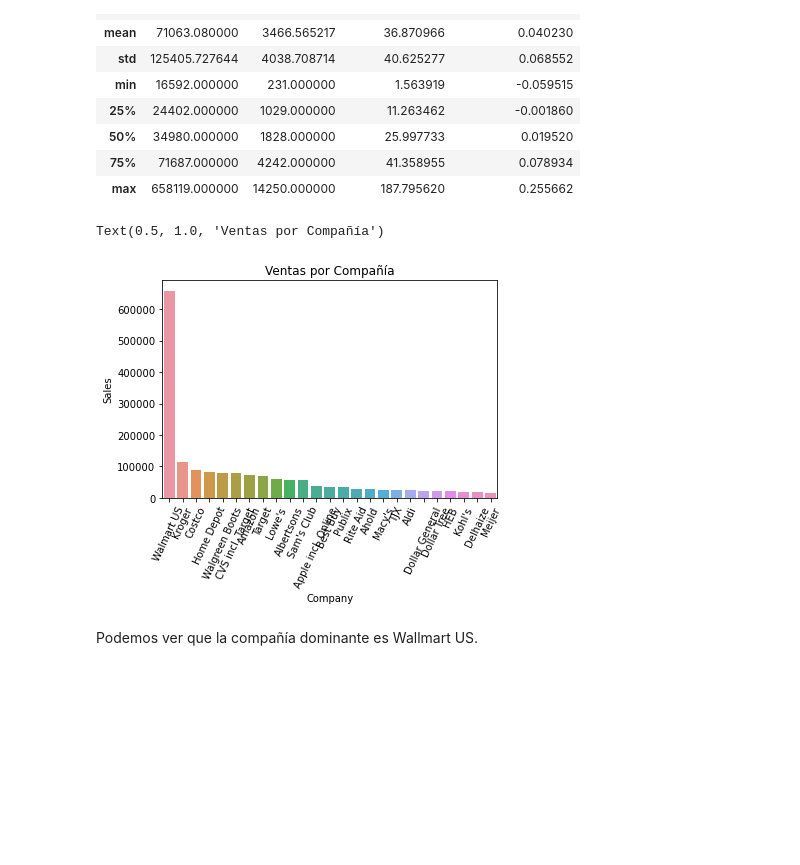
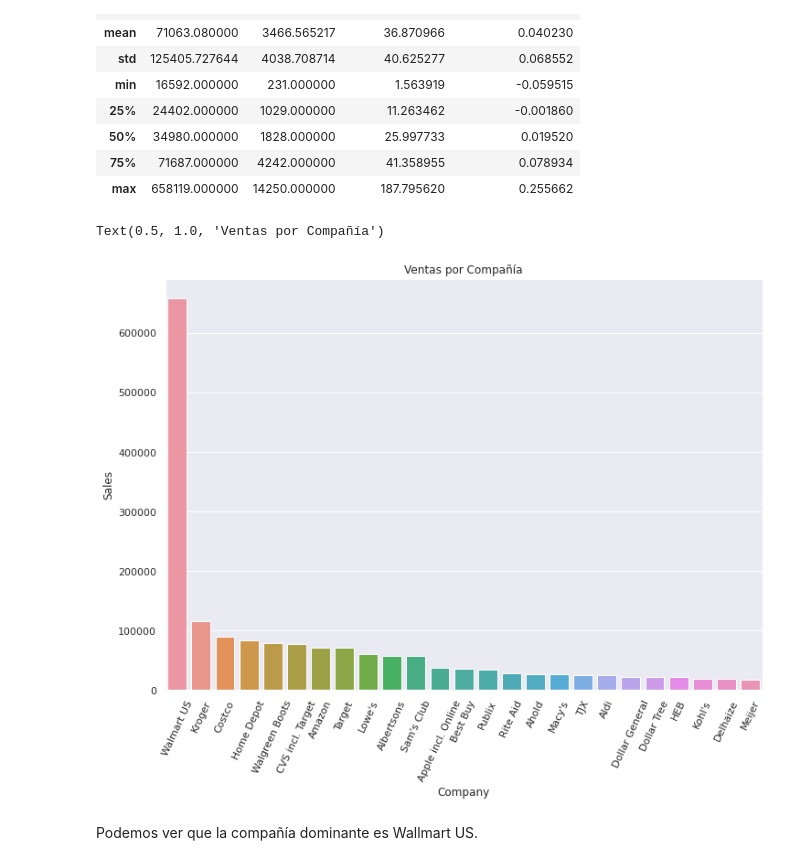
Before and after one commit to LuisReyes98/platzi-datacademy-proyecto, a Jupyter notebook: proyecto_datacademy.ipynb, the cells around one changed output. Saved outputs shown, nothing was run; the diff lists cells and outputs as text; code cells hidden in the pictures; blank space fills up the shorter version.

```diff
--- a/proyecto_datacademy.ipynb
+++ b/proyecto_datacademy.ipynb
@@ -45,6 +45,7 @@ df_sorted
 b) Comparte insights con visualizaciones
 Con ayuda de Matplotlib o Seaborn crea las gráficas que necesites para dar a conocer tu resultado e incluso enriquecerlo.
 # %%
+sns.set(rc={'figure.figsize': (11.7, 8.27)})
 x = df_sorted['Company'][0:5]  # Aplicamos slicing como en una lista de Python.
 y = df_sorted['Sales'][0:5]
 
@@ -92,6 +93,7 @@ Data columns (total 6 columns):
 dtypes: float64(3), int64(1), object(2)
 memory usage: 1.3+ KB
 # %%
+sns.set(rc={'figure.figsize': (11.7, 8.27)})
 sns.histplot(
     data=df['Sales'],
 )
@@ -101,4 +103,5 @@ sns.histplot(
 # %%
+sns.set(rc={'figure.figsize': (11.7, 8.27)})
 sns.scatterplot(
   data=df,
   x='Sales',
@@ -138,17 +141,18 @@ df.describe()
 | 75% | 71687.000000 | 4242.000000 | 41.358955 | 0.078934 |
 | max | 658119.000000 | 14250.000000 | 187.795620 | 0.255662 |
 # %%
+sns.set(rc={'figure.figsize': (11.7, 8.27)})
 chart = sns.barplot(
     x=df['Company'],
     y=df['Sales'],
 )
 
 for item in chart.get_xticklabels():
     item.set_rotation(65)
 chart.set_title('Ventas por Compañía')
 # %% [output]
 Text(0.5, 1.0, 'Ventas por Compañía')
-[figure, old version]
+[figure, new version]
 # %% [markdown]
 Podemos ver que la compañía dominante es Wallmart US.
 # %%
```
Also changed, not shown: parts of 26 cells of this notebook, 1 other file.
